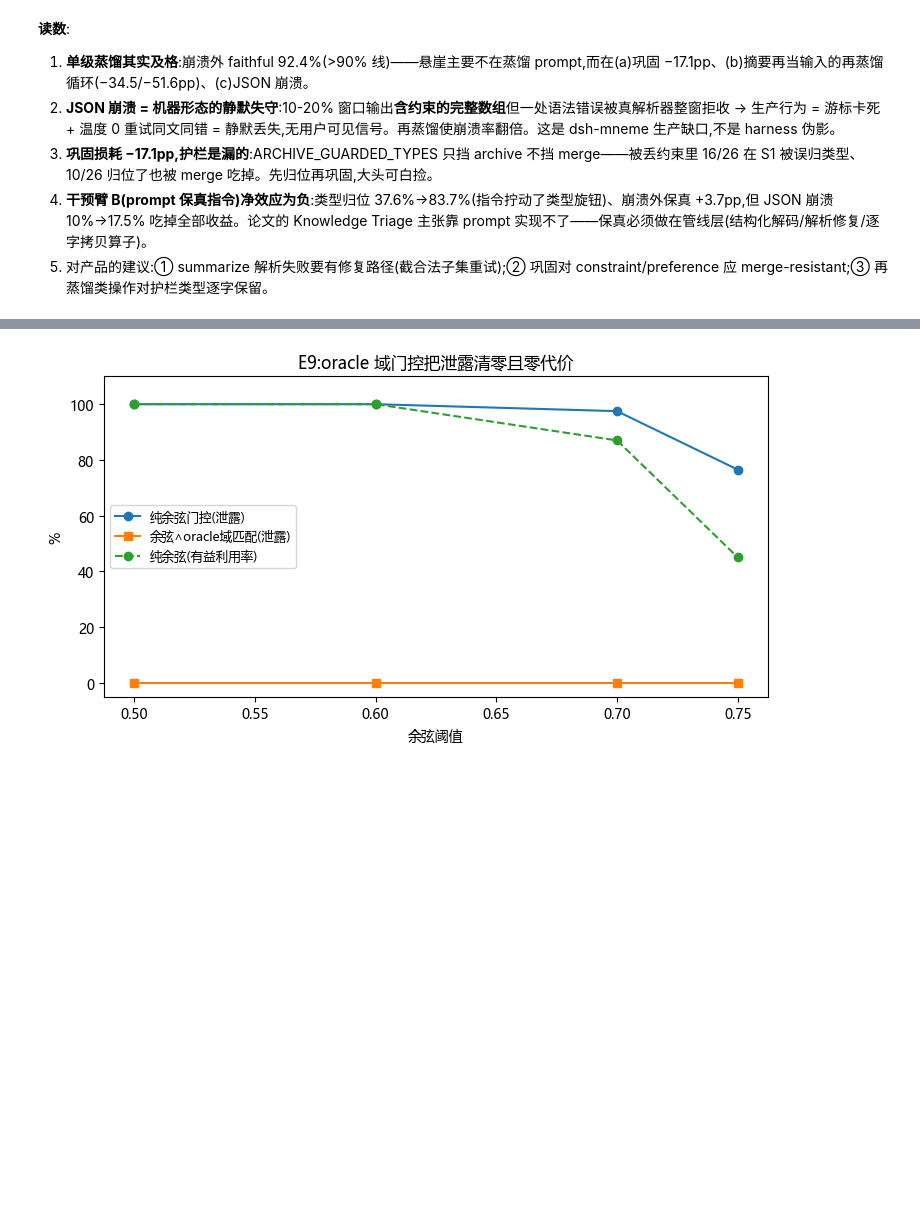
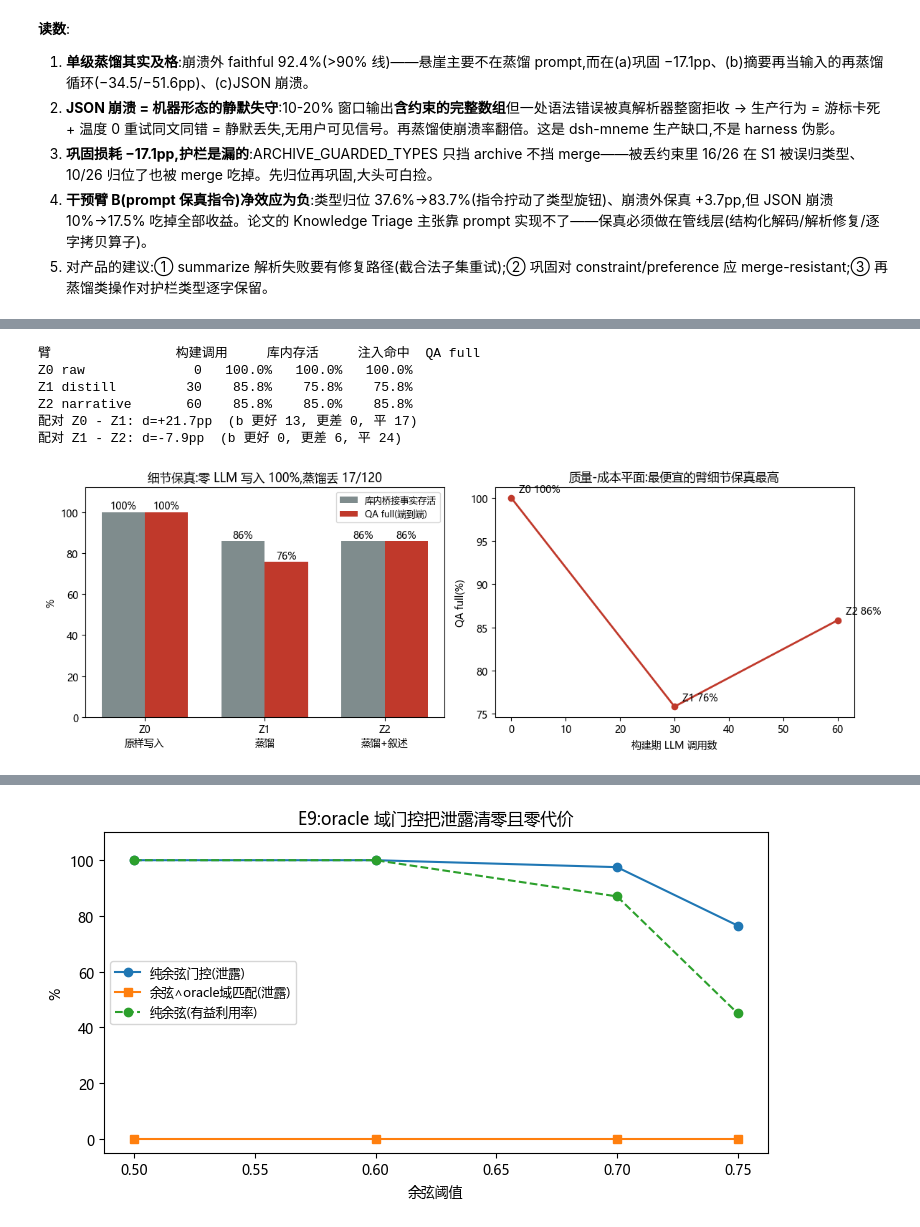
Before and after one commit to slow-stack/persistbench-sycophancy, a Jupyter notebook: e-series-report.ipynb, the cells around one changed output, grey strips where cells are left out. Cells and saved outputs as stored; diff of their text form; code cells hidden in the pictures; blank space fills up the shorter version.

```diff
--- a/e-series-report.ipynb
+++ b/e-series-report.ipynb
@@ -630,0 +638,61 @@ plt.tight_layout(); plt.show()
+# %%
+bench10 = {int(r["idx"]): r for r in jload(f"{DATA}/edgemem_sessions.jsonl")}
+mech10 = {(r["idx"], r["arm"]): r for r in jload(f"{DATA}/results-e10-mech.jsonl")}
+jud10 = {(r["arm"], int(r["idx"])): r for r in jload(f"{DATA}/results-e10-judge.jsonl")}
+gen10 = {(r["arm"], int(r["idx"]), r["qi"]): r for r in jload(f"{DATA}/results-e10-gen.jsonl") if "arm" in r}
+dmatch = lambda mk, t: bool(_re.search(r"(?<![0-9])" + _re.escape(mk) + r"(?![0-9])", t)) if mk else False
+
+print(f"{'臂':14} {'构建调用':>6} {'库内存活':>8} {'注入命中':>8} {'QA full':>8}")
+stats10 = {}
+for a, cost in (("Z0 raw", 0), ("Z1 distill", 30), ("Z2 narrative", 60)):
+    key = a.split()[0]
+    mrows = [mech10[(i, key)] for i in range(30)]
+    hit = sum(sum(1 for x in r["survival"] if x) for r in mrows)
+    tot = sum(len(r["survival"]) for r in mrows)
+    inj = sum(1 for i in range(30) for qi in range(4) if gen10[(key, i, qi)]["injected_fact"]) / 120 * 100
+    jr = [jud10[(key, i)] for i in range(30)]
+    f = sum(r["counts"]["full"] for r in jr)
+    stats10[key] = (cost, hit/tot*100, inj, f/120*100)
+    print(f"{a:14} {cost:6d} {hit/tot*100:7.1f}% {inj:7.1f}% {f/120*100:7.1f}%")
+
+def fid10(a, i):
+    vs = jud10[(a, i)]["verdicts"]
+    return sum(v["score"] for v in vs) / (2 * len(vs)) * 100
+for a, b in (("Z1", "Z0"), ("Z2", "Z1")):
+    pairs = [(fid10(a, i), fid10(b, i)) for i in range(30)]
+    d = sum(y - x for x, y in pairs) / 30
+    w = sum(1 for x, y in pairs if y > x)
+    print(f"配对 {b} - {a}: d={d:+.1f}pp  (b 更好 {w}, 更差 {sum(1 for x, y in pairs if y < x)}, 平 {sum(1 for x, y in pairs if y == x)})")
+# %% [output]
+臂                构建调用     库内存活     注入命中  QA full
+Z0 raw              0   100.0%   100.0%   100.0%
+Z1 distill         30    85.8%    75.8%    75.8%
+Z2 narrative       60    85.8%    85.0%    85.8%
+配对 Z0 - Z1: d=+21.7pp  (b 更好 13, 更差 0, 平 17)
+配对 Z1 - Z2: d=-7.9pp  (b 更好 0, 更差 6, 平 24)
+# %%
+fig, axes = plt.subplots(1, 2, figsize=(12, 4.2))
+ax = axes[0]
+arms = ["Z0\n原样写入", "Z1\n蒸馏", "Z2\n蒸馏+叙述"]
+surv = [stats10[k][1] for k in ("Z0", "Z1", "Z2")]
+qa = [stats10[k][3] for k in ("Z0", "Z1", "Z2")]
+x = range(3)
+ax.bar([i - 0.18 for i in x], surv, 0.36, label="库内桥接事实存活", color="#7f8c8d")
+ax.bar([i + 0.18 for i in x], qa, 0.36, label="QA full(端到端)", color="#c0392b")
+for i, (s1, s2) in enumerate(zip(surv, qa)):
+    ax.text(i - 0.18, s1 + 1.5, f"{s1:.0f}%", ha="center", fontsize=10)
+    ax.text(i + 0.18, s2 + 1.5, f"{s2:.0f}%", ha="center", fontsize=10)
+ax.set_xticks(list(x)); ax.set_xticklabels(arms)
+ax.set_ylabel("%"); ax.set_ylim(0, 112); ax.legend(fontsize=9)
+ax.set_title("细节保真:零 LLM 写入 100%,蒸馏丢 17/120")
+ax = axes[1]
+costs = [stats10[k][0] for k in ("Z0", "Z1", "Z2")]
+qaf = [stats10[k][3] for k in ("Z0", "Z1", "Z2")]
+ax.plot(costs, qaf, "o-", lw=2, color="#c0392b")
+for c, q, k in zip(costs, qaf, ("Z0", "Z1", "Z2")):
+    ax.annotate(f"{k} {q:.0f}%", (c, q), textcoords="offset points", xytext=(8, 6))
+ax.set_xlabel("构建期 LLM 调用数"); ax.set_ylabel("QA full(%)")
+ax.set_title("质量-成本平面:最便宜的臂细节保真最高")
+plt.tight_layout(); plt.show()
+# %% [output]
+[figure, added]
```
Also changed, not shown: parts of 5 cells of this notebook, 12 other files.
